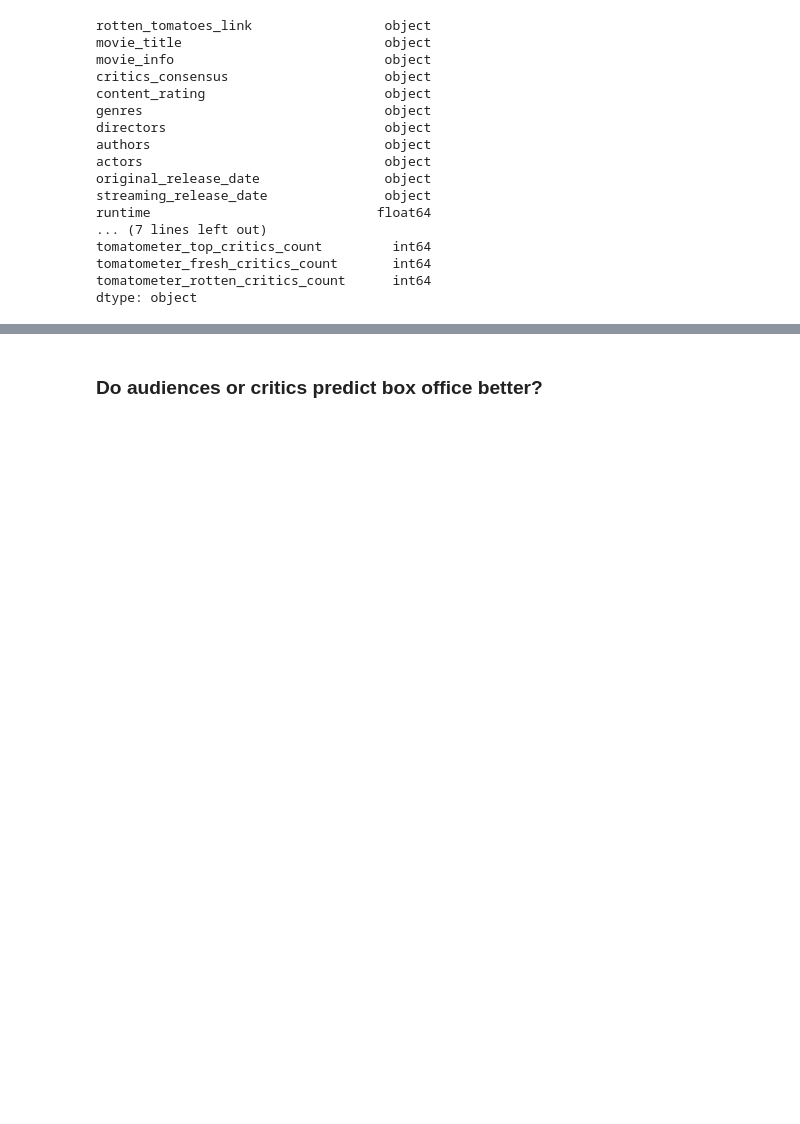
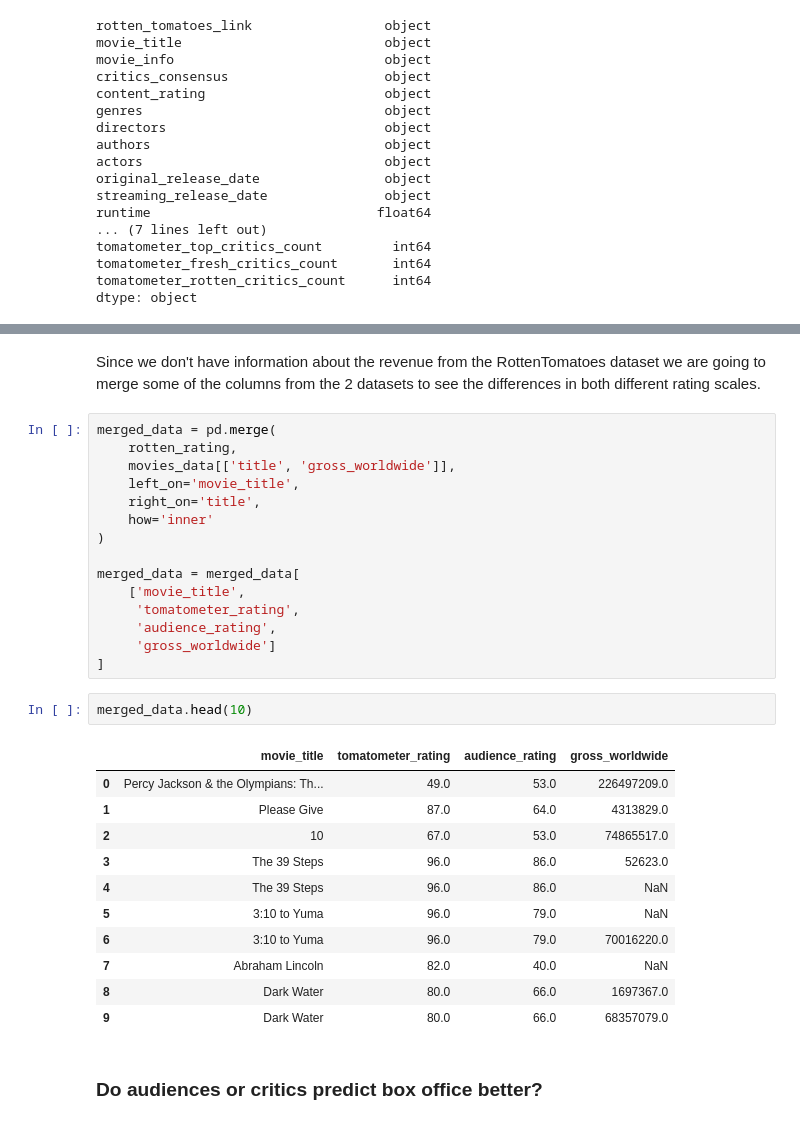
Before and after one commit to violina-www/data_science_26_project, a Jupyter notebook: Movies_Project.ipynb, the cells around one changed output, grey strips where cells are left out. Drawn from its saved outputs; the diff is of its cells as text; blank space fills up the shorter version.

```diff
--- a/Movies_Project.ipynb
+++ b/Movies_Project.ipynb
@@ -453,2 +468,35 @@ Name: tomatometer_status, Length: 17712, dtype: object
+# %% [markdown]
+Since we don't have information about the revenue from the RottenTomatoes dataset we
+are going to merge some of the columns from the 2 datasets to see the differences
+in both different rating scales.
+# %%
+merged_data = pd.merge(
+    rotten_rating,
+    movies_data[['title', 'gross_worldwide']],
+    left_on='movie_title',
+    right_on='title',
+    how='inner'
+)
+
+merged_data = merged_data[
+    ['movie_title',
+     'tomatometer_rating',
+     'audience_rating',
+     'gross_worldwide']
+]
+# %%
+merged_data.head(10)
+# %% [output]
+|  | movie_title | tomatometer_rating | audience_rating | gross_worldwide |
+| 0 | Percy Jackson & the Olympians: Th... | 49.0 | 53.0 | 226497209.0 |
+| 1 | Please Give | 87.0 | 64.0 | 4313829.0 |
+| 2 | 10 | 67.0 | 53.0 | 74865517.0 |
+| 3 | The 39 Steps | 96.0 | 86.0 | 52623.0 |
+| 4 | The 39 Steps | 96.0 | 86.0 | NaN |
+| 5 | 3:10 to Yuma | 96.0 | 79.0 | NaN |
+| 6 | 3:10 to Yuma | 96.0 | 79.0 | 70016220.0 |
+| 7 | Abraham Lincoln | 82.0 | 40.0 | NaN |
+| 8 | Dark Water | 80.0 | 66.0 | 1697367.0 |
+| 9 | Dark Water | 80.0 | 66.0 | 68357079.0 |
 # %% [markdown]
 ### Do audiences or critics predict box office better?
```
Also changed, not shown: parts of 5 cells of this notebook.
